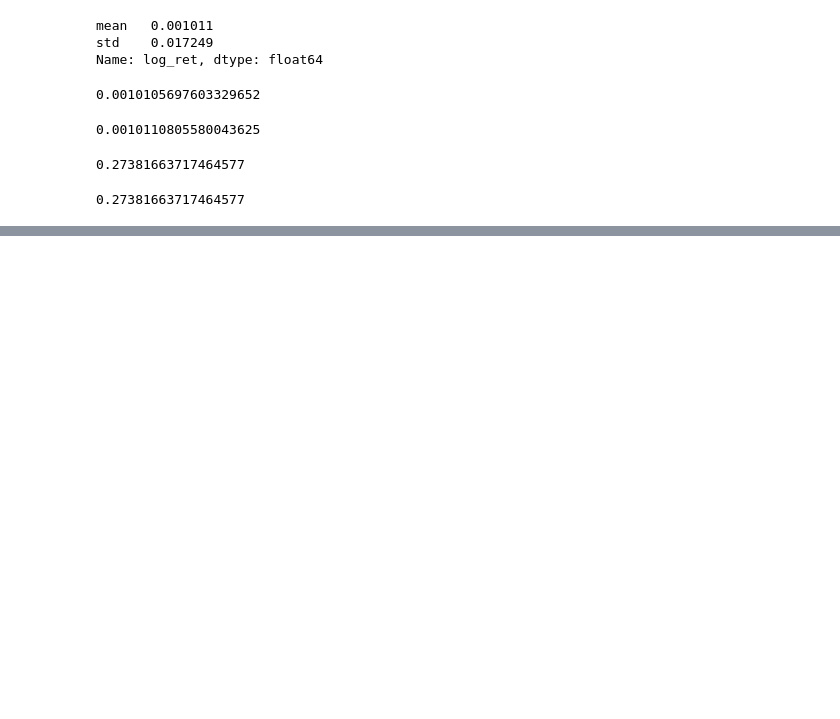
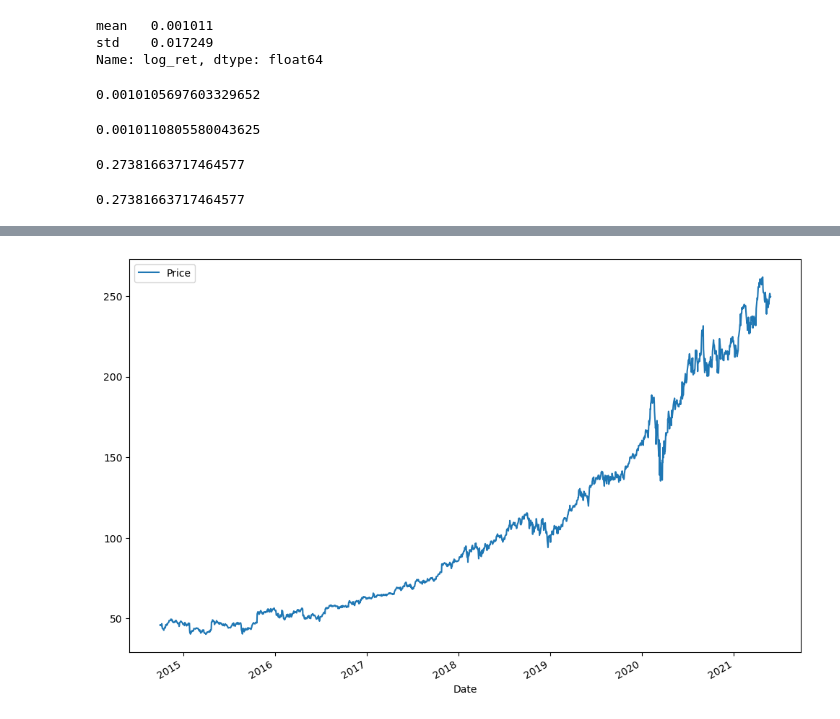
Before and after one commit to apasvenskas/Python-practice-with-financial-data, a Jupyter notebook: AnnualizingMeanReturn.ipynb, the cells around one changed output, grey strips where cells are left out. Drawn from its saved outputs; the diff is of its cells as text; code cells hidden in the pictures; blank space fills up the shorter version.

```diff
--- a/AnnualizingMeanReturn.ipynb
+++ b/AnnualizingMeanReturn.ipynb
@@ -86,0 +110,6 @@ ann_std
+# %%
+msft.Price.plot(figsize = (12, 8))
+plt.legend()
+plt.show()
+# %% [output]
+[figure, added]
```
Also changed, not shown: parts of 11 cells of this notebook.
